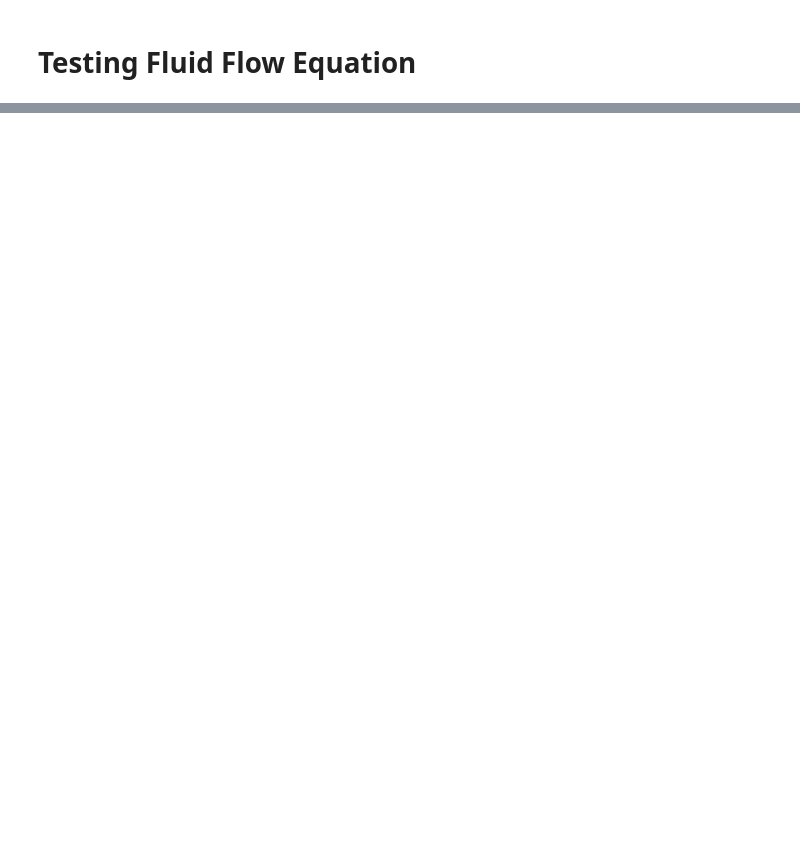
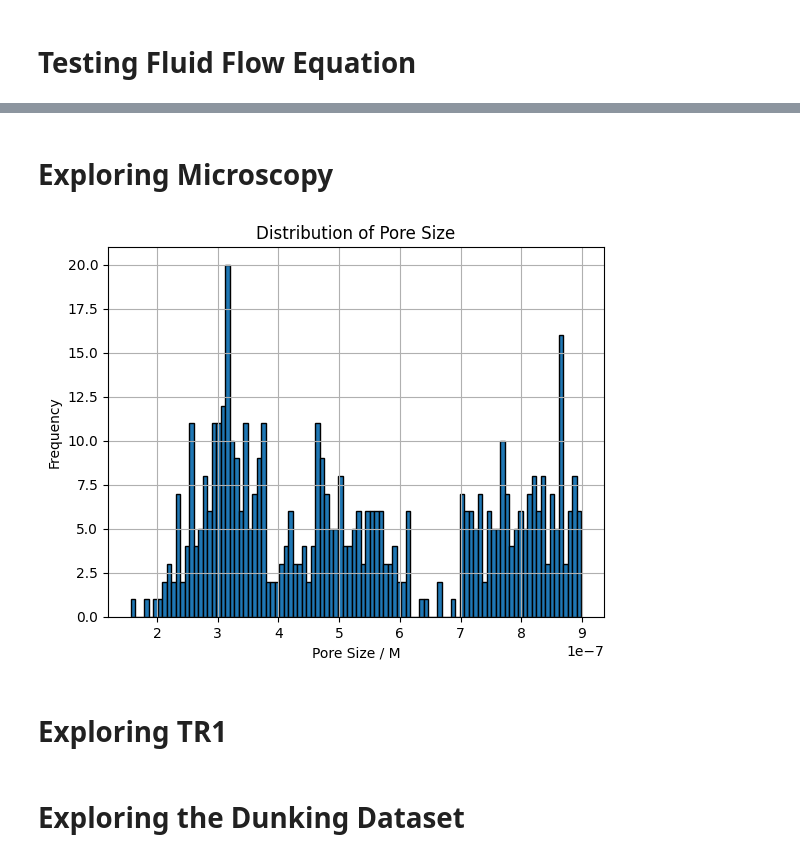
Before and after one commit to RedOffset6/biscuit_fluid_flow, a Jupyter notebook: notebooks/analysis.ipynb, the cells around one changed output, grey strips where cells are left out. Drawn from its saved outputs; the diff is of its cells as text; code cells hidden in the pictures; blank space fills up the shorter version.

```diff
--- a/notebooks/analysis.ipynb
+++ b/notebooks/analysis.ipynb
@@ -244,0 +283,18 @@ print(len(dunking_df))
+# %%
+microscopy_df["absolute_error"] = microscopy_df["L"] - microscopy_df["predicted_L"]
+microscopy_df["fractional_error"] = microscopy_df["absolute_error"] / microscopy_df["L"]
+
+# Plot Absolute Error histogram
+plt.hist(microscopy_df["absolute_error"], bins=75, edgecolor='black')  # 'bins' determines the number of bins
+plt.xlabel('Absolute Error')
+plt.ylabel('Frequency')
+plt.title('Distribution of AE')
+plt.grid(True)
+plt.show()
+# Plot Fratcional error histogram
+plt.hist(microscopy_df["fractional_error"]*100, bins=75, edgecolor='black')  # 'bins' determines the number of bins
+plt.xlabel('Percentage Error %')
+plt.ylabel('Frequency')
+plt.title('Distribution of Fractional Error')
+plt.grid(True)
+plt.show()
@@ -244,0 +304,14 @@ print(len(dunking_df))
+# %% [markdown]
+# Exploring Microscopy
+# %%
+# Plot Fratcional error histogram
+plt.hist(microscopy_df["r"], bins=100, edgecolor='black')  # 'bins' determines the number of bins
+plt.xlabel('Pore Size / M')
+plt.ylabel('Frequency')
+plt.title('Distribution of Pore Size')
+plt.grid(True)
+plt.show()
+# %% [output]
+[figure, added]
+# %% [markdown]
+# Exploring TR1
@@ -244,0 +320,2 @@ print(len(dunking_df))
+# %% [markdown]
+# Exploring the Dunking Dataset
```
Also changed, not shown: parts of 16 cells of this notebook.
